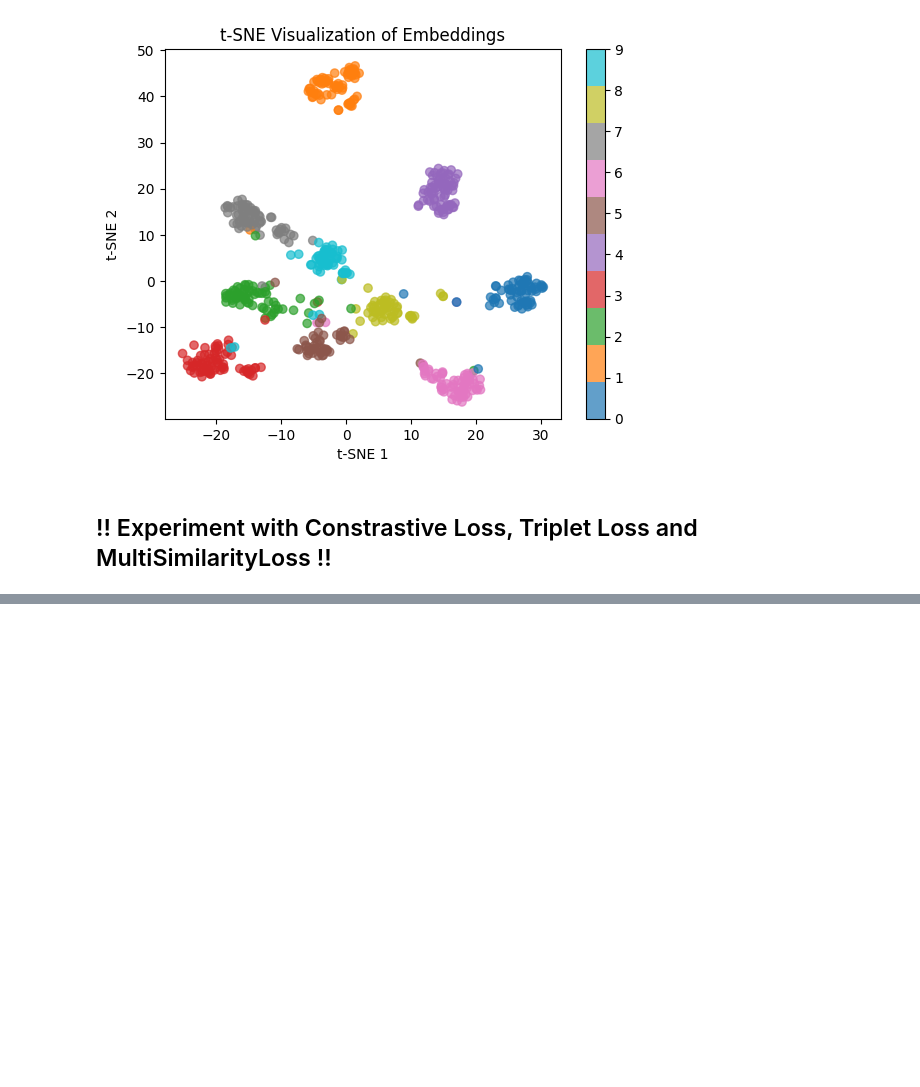
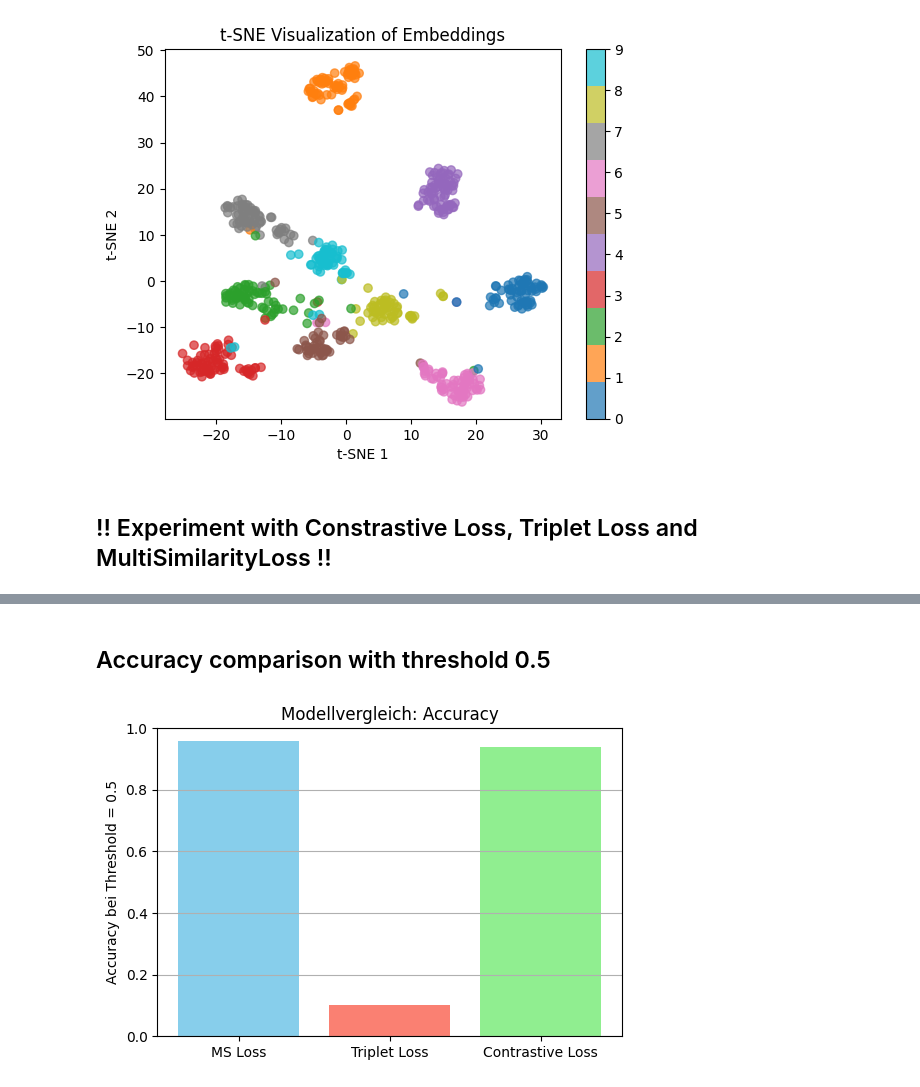
Before and after one commit to armanniaruhi/RAML, a Jupyter notebook: notebooks/ms_loss_comparison.ipynb, the cells around one changed output, grey strips where cells are left out. Cells and saved outputs as stored; diff of their text form; code cells hidden in the pictures; blank space fills up the shorter version.

```diff
--- a/notebooks/ms_loss_comparison.ipynb
+++ b/notebooks/ms_loss_comparison.ipynb
@@ -195,3 +211,27 @@ emb_contrastive, lab_contrastive = train_model(contrastive_loss, "Contrastive Lo
+# %% [markdown]
+## Accuracy comparison with threshold 0.5
+# %%
+def compute_accuracy(embeddings, labels, threshold=0.5):
+    sims = F.cosine_similarity(embeddings.unsqueeze(1), embeddings.unsqueeze(0), dim=2)
+    label_matrix = labels.unsqueeze(1) == labels.unsqueeze(0)
+    preds = (sims > threshold).int()
+    accuracy = (preds == label_matrix).float().mean().item()
+    return accuracy
+
+acc_ms = compute_accuracy(emb_ms, lab_ms)
+acc_triplet = compute_accuracy(emb_triplet, lab_triplet)
+acc_contrastive = compute_accuracy(emb_contrastive, lab_contrastive)
+
+# Balkendiagramm
+plt.figure(figsize=(6, 4))
+plt.bar(["MS Loss", "Triplet Loss", "Contrastive Loss"], [acc_ms, acc_triplet, acc_contrastive], color=["skyblue", "salmon", "lightgreen"])
+plt.ylabel("Accuracy bei Threshold = 0.5")
+plt.title("Modellvergleich: Accuracy")
+plt.ylim(0, 1)
+plt.grid(axis="y")
+plt.show()
+# %% [output]
+[figure, added]
 # %%
 def evaluate_embeddings(embeds, labels, title):
     sims = F.cosine_similarity(embeds.unsqueeze(1), embeds.unsqueeze(0), dim=2)
```
Also changed, not shown: parts of 4 cells of this notebook.
